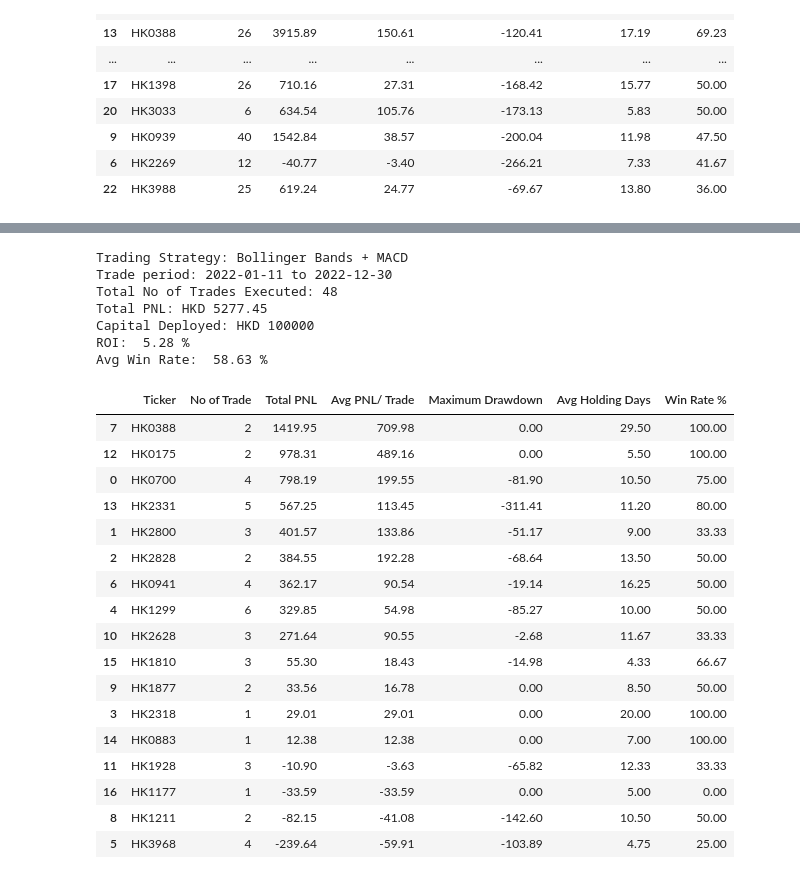
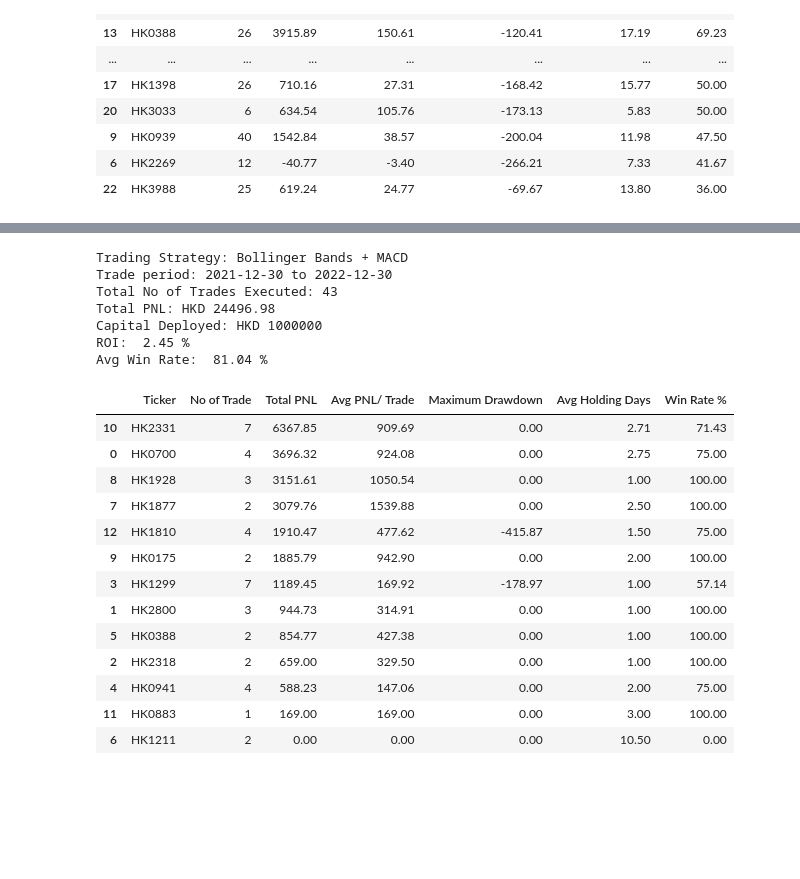
Before and after one commit to jade-lam/AlgorithmicTrading, a Jupyter notebook: Bollinger Bands Strategy on HK Stocks.ipynb, the cells around one changed output, grey strips where cells are left out. Drawn from its saved outputs; the diff is of its cells as text; code cells hidden in the pictures; blank space fills up the shorter version.

```diff
--- a/Bollinger Bands Strategy on HK Stocks.ipynb
+++ b/Bollinger Bands Strategy on HK Stocks.ipynb
@@ -391,6 +391,10 @@ for ticker in refined_ticker_list:
     #globals()[ticker].to_csv(ticker+'.csv', index=False, header=True)
   except:
     print(globals()[ticker])
+# %%
+hkstock_lotsize['Ticker'] =  'HK' + hkstock_db['code'].str[1:]
+#hkstock_lotsize = hkstock_lotsize.drop(columns='index', axis=1)
+hkstock_lotsize_dict = hkstock_lotsize.set_index('Ticker')['lot_size'].to_dict()
 # %%
 print(refined_hk_ticker_list)
 # %% [output]
@@ -398,2 +402,6 @@ print(refined_hk_ticker_list)
 # %%
-refined_df_list = [HK0700, HK2800, HK2828, HK2318, HK1299, HK3968, HK0941, HK0388, HK1211, HK1877, HK2628, HK1928, HK0175, HK2331, HK0883, HK1810, HK1177]
+refined_df_list = [HK0700, HK2800, HK2318, HK1299, HK0941, HK0388, HK1211, HK1877, HK1928, HK0175, HK2331, HK0883, HK1810]
+# %%
+def get_min_share(df_name):
+  min_shares = hkstock_lotsize_dict.get(df_name)
+  return min_shares
@@ -400,11 +506,11 @@ refined_df_list = [HK0700, HK2800, HK2828, HK2318, HK1299, HK3968, HK0941, HK038
 # %%
-# create a for loop, put together trade summary list
+# create a for loop, put together trade summary list, with lot size applied
 refined_bbmacd_result_list = []
 
 for df in refined_df_list:
   try:
     df_name = get_df_name(df)
-    test_result = backtest_bbmacd(df)
+    test_result = backtest_bbmacd_with_lot(df)
     refined_bbmacd_result_list.append(test_result)
 
     refined_bbmacd_result_df = pd.DataFrame(refined_bbmacd_result_list)
@@ -416,41 +522,37 @@ for df in refined_df_list:
 # %%
 # PNL for Bollinger Bands + MACD Strategy
 
 measure_date = refined_df_list[1].loc[1, 'Date']
 end_date = refined_df_list[1].loc[df.index[-1], 'Date']
 print('Trading Strategy: Bollinger Bands + MACD')
 print('Trade period:', (measure_date.strftime('%Y-%m-%d')), 'to', end_date.strftime('%Y-%m-%d'))
-ROI = ((refined_bbmacd_result_df['Total PNL'].sum()/ initial_capital)*100).round(2)
+ROI = ((refined_bbmacd_result_df['Total PNL'].sum()/ ref_initial_capital)*100).round(2)
 MDD = refined_bbmacd_result_df['Maximum Drawdown'].mean().round(2)
 print('Total No of Trades Executed:', (refined_bbmacd_result_df['No of Trade'].sum()))
 print('Total PNL: HKD', refined_bbmacd_result_df['Total PNL'].sum().round(2))
-print('Capital Deployed: HKD', initial_capital)
+print('Capital Deployed: HKD', ref_initial_capital)
 print('ROI: ', ROI, '%')
 print('Avg Win Rate: ', round(refined_bbmacd_result_df[refined_bbmacd_result_df['No of Trade'] > 0]['Win Rate %'].mean(),2), '%')
 refined_bbmacd_result_df[refined_bbmacd_result_df['No of Trade'] > 0].sort_values(by=['Total PNL', 'Win Rate %'], ascending=False)
 # %% [output]
 Trading Strategy: Bollinger Bands + MACD
-Trade period: 2022-01-11 to 2022-12-30
-Total No of Trades Executed: 48
-Total PNL: HKD 5277.45
-Capital Deployed: HKD 100000
-ROI:  5.28 %
-Avg Win Rate:  58.63 %
+Trade period: 2021-12-30 to 2022-12-30
+Total No of Trades Executed: 43
+Total PNL: HKD 24496.98
+Capital Deployed: HKD 1000000
+ROI:  2.45 %
+Avg Win Rate:  81.04 %
 |  | Ticker | No of Trade | Total PNL | Avg PNL/ Trade | Maximum Drawdown | Avg Holding Days | Win Rate % |
-| 7 | HK0388 | 2 | 1419.95 | 709.98 | 0.00 | 29.50 | 100.00 |
-| 12 | HK0175 | 2 | 978.31 | 489.16 | 0.00 | 5.50 | 100.00 |
-| 0 | HK0700 | 4 | 798.19 | 199.55 | -81.90 | 10.50 | 75.00 |
-| 13 | HK2331 | 5 | 567.25 | 113.45 | -311.41 | 11.20 | 80.00 |
-| 1 | HK2800 | 3 | 401.57 | 133.86 | -51.17 | 9.00 | 33.33 |
-| 2 | HK2828 | 2 | 384.55 | 192.28 | -68.64 | 13.50 | 50.00 |
-| 6 | HK0941 | 4 | 362.17 | 90.54 | -19.14 | 16.25 | 50.00 |
-| 4 | HK1299 | 6 | 329.85 | 54.98 | -85.27 | 10.00 | 50.00 |
-| 10 | HK2628 | 3 | 271.64 | 90.55 | -2.68 | 11.67 | 33.33 |
-| 15 | HK1810 | 3 | 55.30 | 18.43 | -14.98 | 4.33 | 66.67 |
-| 9 | HK1877 | 2 | 33.56 | 16.78 | 0.00 | 8.50 | 50.00 |
-| 3 | HK2318 | 1 | 29.01 | 29.01 | 0.00 | 20.00 | 100.00 |
-| 14 | HK0883 | 1 | 12.38 | 12.38 | 0.00 | 7.00 | 100.00 |
-| 11 | HK1928 | 3 | -10.90 | -3.63 | -65.82 | 12.33 | 33.33 |
-| 16 | HK1177 | 1 | -33.59 | -33.59 | 0.00 | 5.00 | 0.00 |
-| 8 | HK1211 | 2 | -82.15 | -41.08 | -142.60 | 10.50 | 50.00 |
-| 5 | HK3968 | 4 | -239.64 | -59.91 | -103.89 | 4.75 | 25.00 |
+| 10 | HK2331 | 7 | 6367.85 | 909.69 | 0.00 | 2.71 | 71.43 |
+| 0 | HK0700 | 4 | 3696.32 | 924.08 | 0.00 | 2.75 | 75.00 |
+| 8 | HK1928 | 3 | 3151.61 | 1050.54 | 0.00 | 1.00 | 100.00 |
+| 7 | HK1877 | 2 | 3079.76 | 1539.88 | 0.00 | 2.50 | 100.00 |
+| 12 | HK1810 | 4 | 1910.47 | 477.62 | -415.87 | 1.50 | 75.00 |
+| 9 | HK0175 | 2 | 1885.79 | 942.90 | 0.00 | 2.00 | 100.00 |
+| 3 | HK1299 | 7 | 1189.45 | 169.92 | -178.97 | 1.00 | 57.14 |
+| 1 | HK2800 | 3 | 944.73 | 314.91 | 0.00 | 1.00 | 100.00 |
+| 5 | HK0388 | 2 | 854.77 | 427.38 | 0.00 | 1.00 | 100.00 |
+| 2 | HK2318 | 2 | 659.00 | 329.50 | 0.00 | 1.00 | 100.00 |
+| 4 | HK0941 | 4 | 588.23 | 147.06 | 0.00 | 2.00 | 75.00 |
+| 11 | HK0883 | 1 | 169.00 | 169.00 | 0.00 | 3.00 | 100.00 |
+| 6 | HK1211 | 2 | 0.00 | 0.00 | 0.00 | 10.50 | 0.00 |
```
Also changed, not shown: parts of 5 cells of this notebook.
